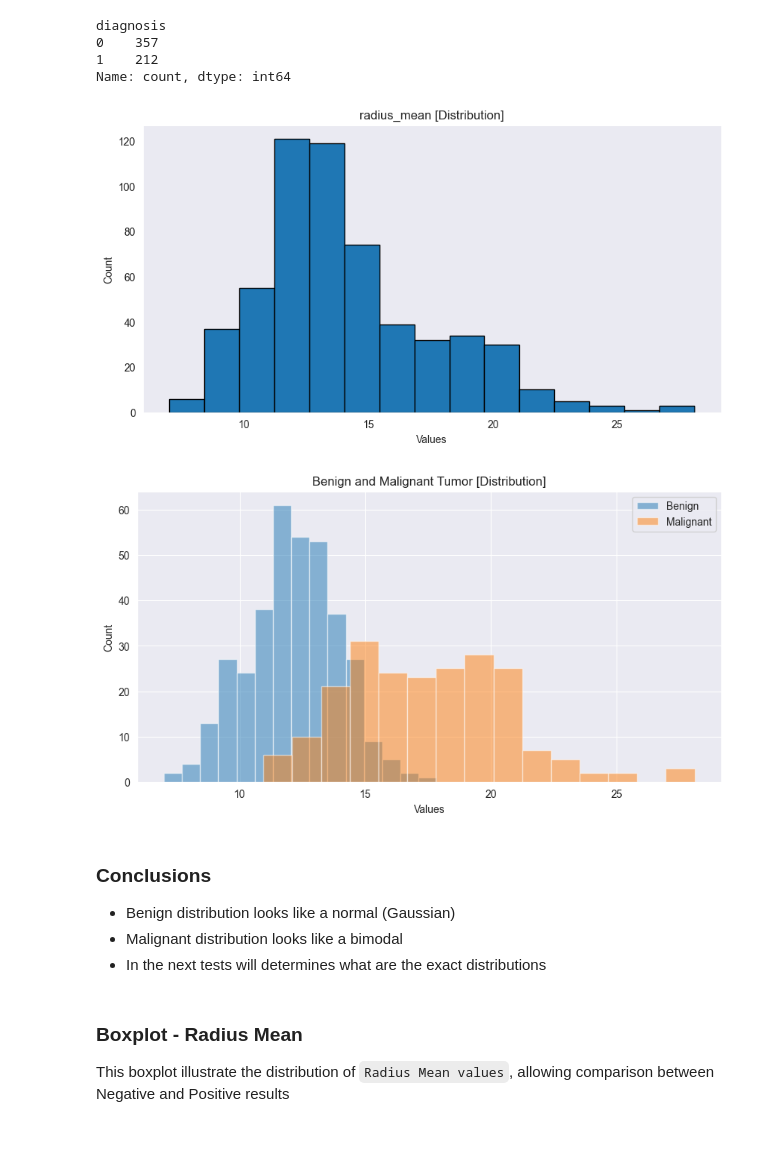
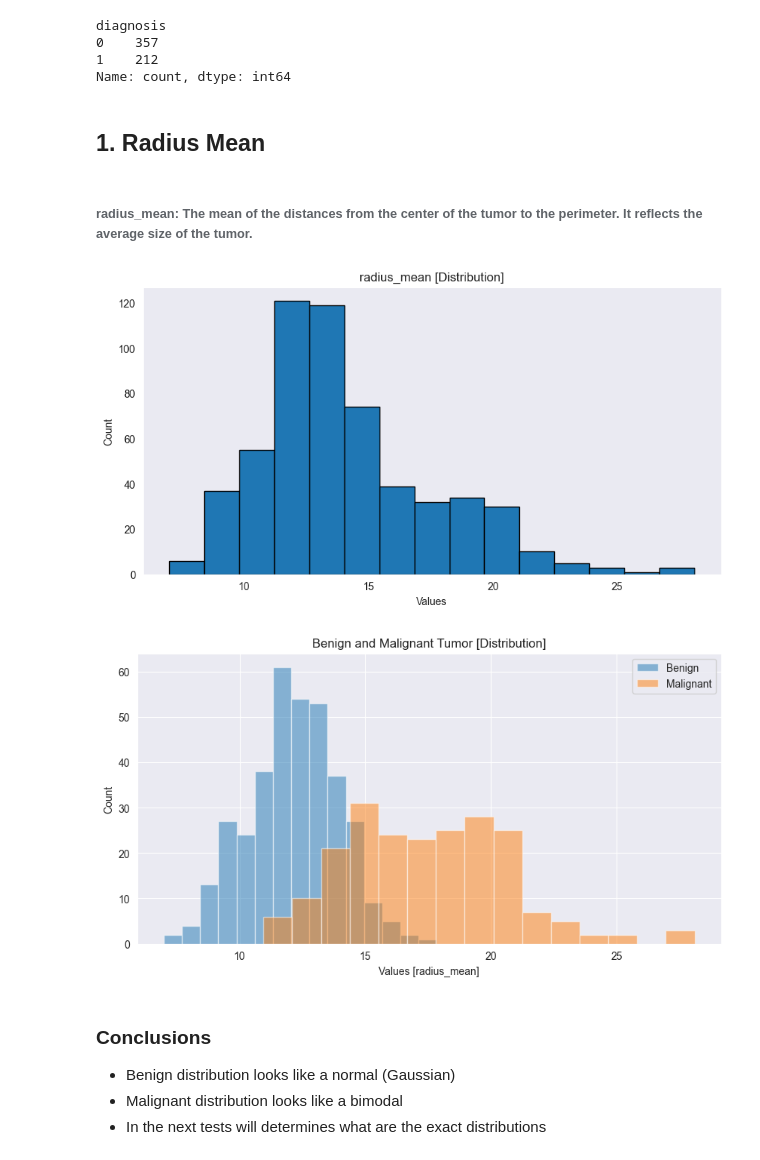
Before and after one commit to plamensve/BREAST_CANCER_ML, a Jupyter notebook: notebooks/02_eda_pdata.ipynb, the cells around one changed output. Saved outputs shown, nothing was run; the diff lists cells and outputs as text; code cells hidden in the pictures.

```diff
--- a/notebooks/02_eda_pdata.ipynb
+++ b/notebooks/02_eda_pdata.ipynb
@@ -11,4 +13,4 @@ from functions.display_plots import DisplayInitialInfo
 # %%
-data = pd.read_csv('../data/preprocessed_data/p_data.csv')
+data = pd.read_csv('../data/subsets_preprocessed/subset_mean.csv')
 data
 # %% [output]
@@ -33,17 +35,18 @@ diagnosis
 0    357
 1    212
 Name: count, dtype: int64
+# %% [markdown]
+## 1. Radius Mean
+# %% [markdown]
+###### **radius_mean:** The mean of the distances from the center of the tumor to the perimeter. It reflects the average size of the tumor.
 # %%
-info = DisplayInitialInfo(dataset=data, target_column="diagnosis", feature="radius_mean")
-info.display_all()
+radius_mean_feature = FeatureVisualizer(dataset=data, target_column="diagnosis", feature="radius_mean")
+radius_mean_feature.display_all()
 # %% [output]
 [figure]
-[figure, old version]
+[figure, new version]
 # %% [markdown]
 ### Conclusions
 - Benign distribution looks like a normal (Gaussian)
 - Malignant distribution looks like a bimodal
 - In the next tests will determines what are the exact distributions
-# %% [markdown]
-### Boxplot - Radius Mean
-This boxplot illustrate the distribution of `Radius Mean values`, allowing comparison between Negative and Positive results
```
Also changed, not shown: parts of 23 cells of this notebook, 8 other files.
